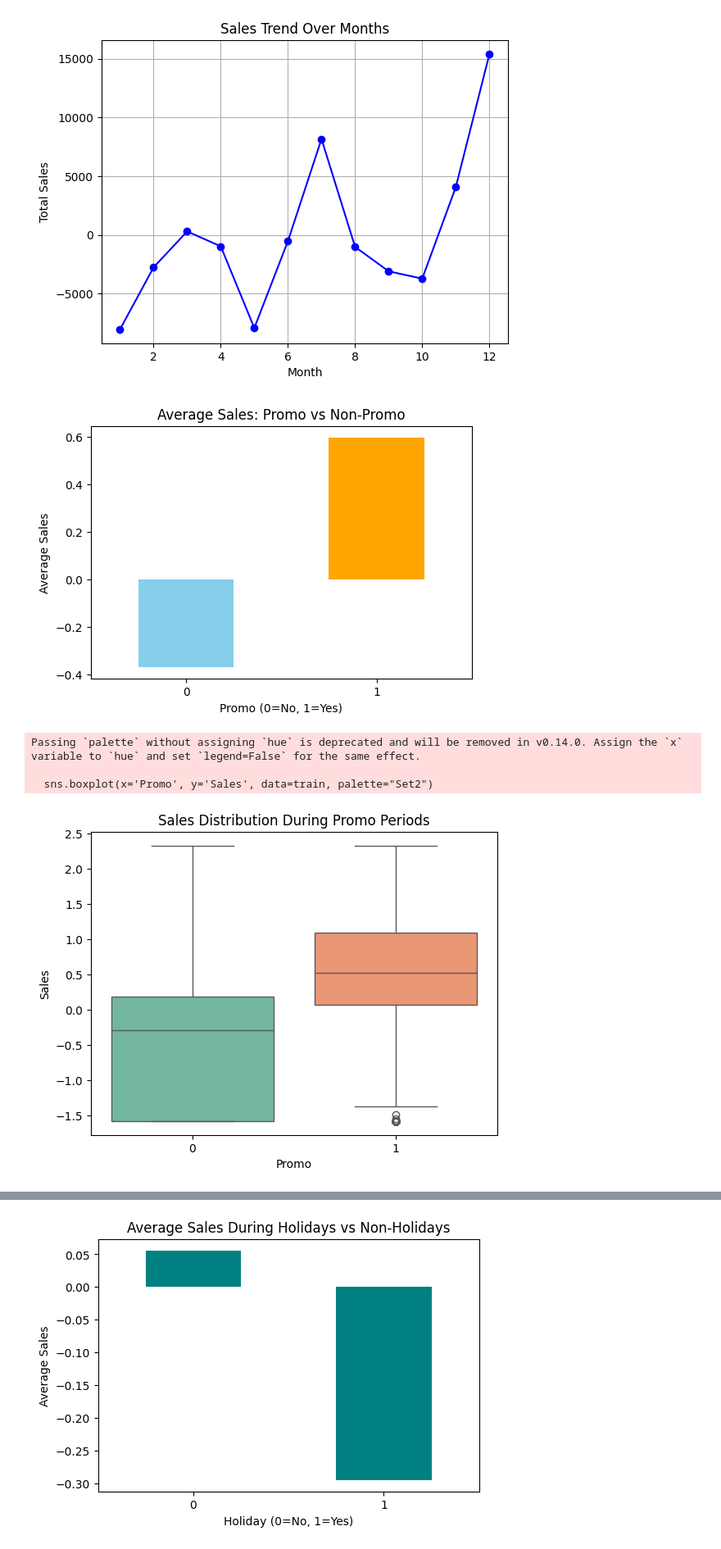
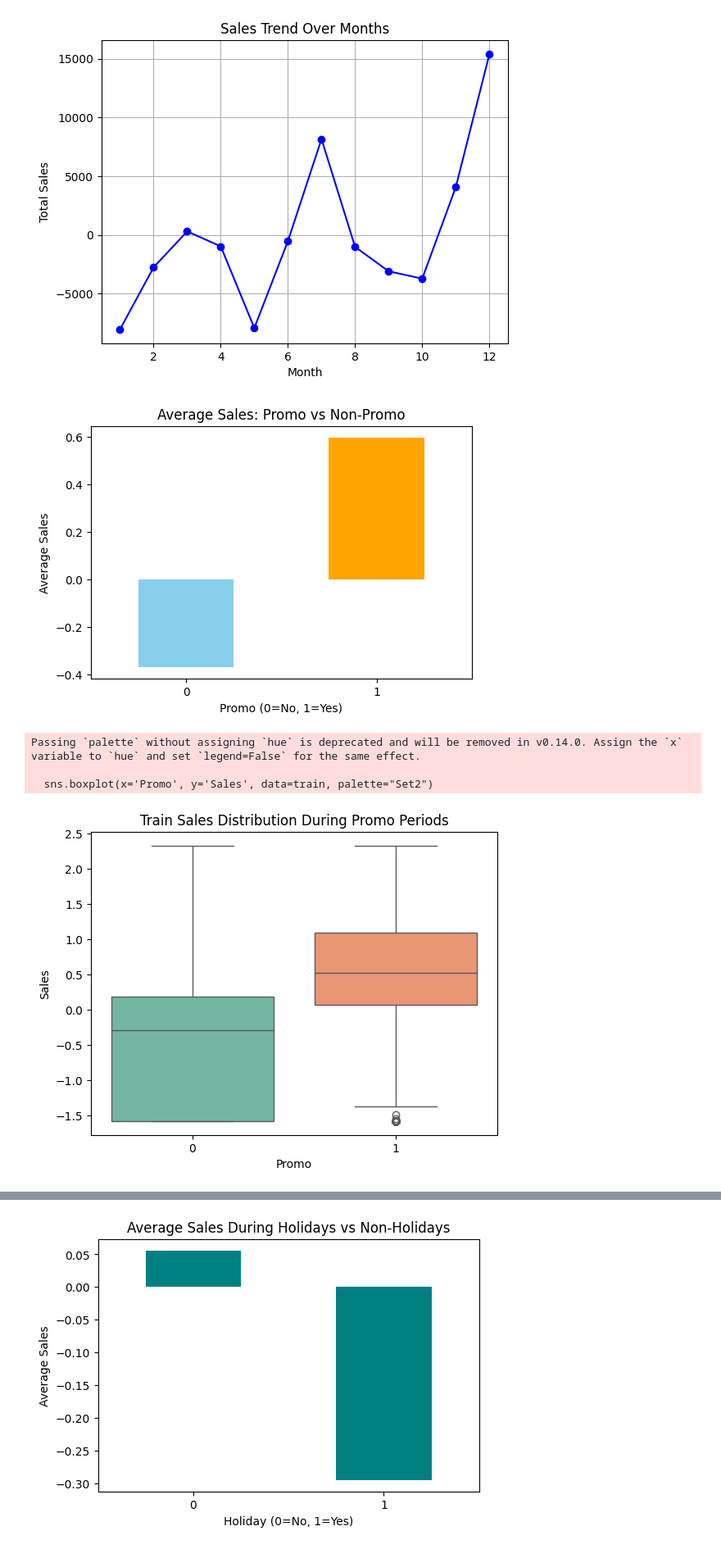
Before and after one commit to Almazt96/Week-4-Rossmann-Pharmaceuticals, a Jupyter notebook: notebooks/eda.ipynb, the cells around one changed output, grey strips where cells are left out. Shown at 82% size. Drawn from its saved outputs; the diff is of its cells as text; code cells hidden in the pictures.

```diff
--- a/notebooks/eda.ipynb
+++ b/notebooks/eda.ipynb
@@ -53,28 +53,28 @@ plt.show()
 # %%
 # 1.3. Promo Effects
 # Compare sales during Promotional periods versus non-promotional periods.
 
 # Average sales for Promo (1) and No Promo (0)
-promo_sales = train.groupby('Promo')['Sales'].mean()
+promo_train_sales = train.groupby('Promo')['Sales'].mean()
 
 # Bar plot
 promo_sales.plot(kind='bar', color=['skyblue', 'orange'], figsize=(6, 4))
 plt.title("Average Sales: Promo vs Non-Promo")
 plt.xlabel("Promo (0=No, 1=Yes)")
 plt.ylabel("Average Sales")
 plt.xticks(rotation=0)
 plt.show()
 
 # Boxplot to visualize distribution
 sns.boxplot(x='Promo', y='Sales', data=train, palette="Set2")
-plt.title("Sales Distribution During Promo Periods")
+plt.title("Train Sales Distribution During Promo Periods")
 plt.show()
 # %% [output]
 [figure]
 Passing `palette` without assigning `hue` is deprecated and will be removed in v0.14.0. Assign the `x` variable to `hue` and set `legend=False` for the same effect.
 
   sns.boxplot(x='Promo', y='Sales', data=train, palette="Set2")
-[figure, old version]
+[figure, new version]
 # %%
 # 1.4. Competitor Effect
 # Analyze the impact of competitor distance on sales.
```
Also changed, not shown: parts of 1 cell of this notebook, 1 other file.
